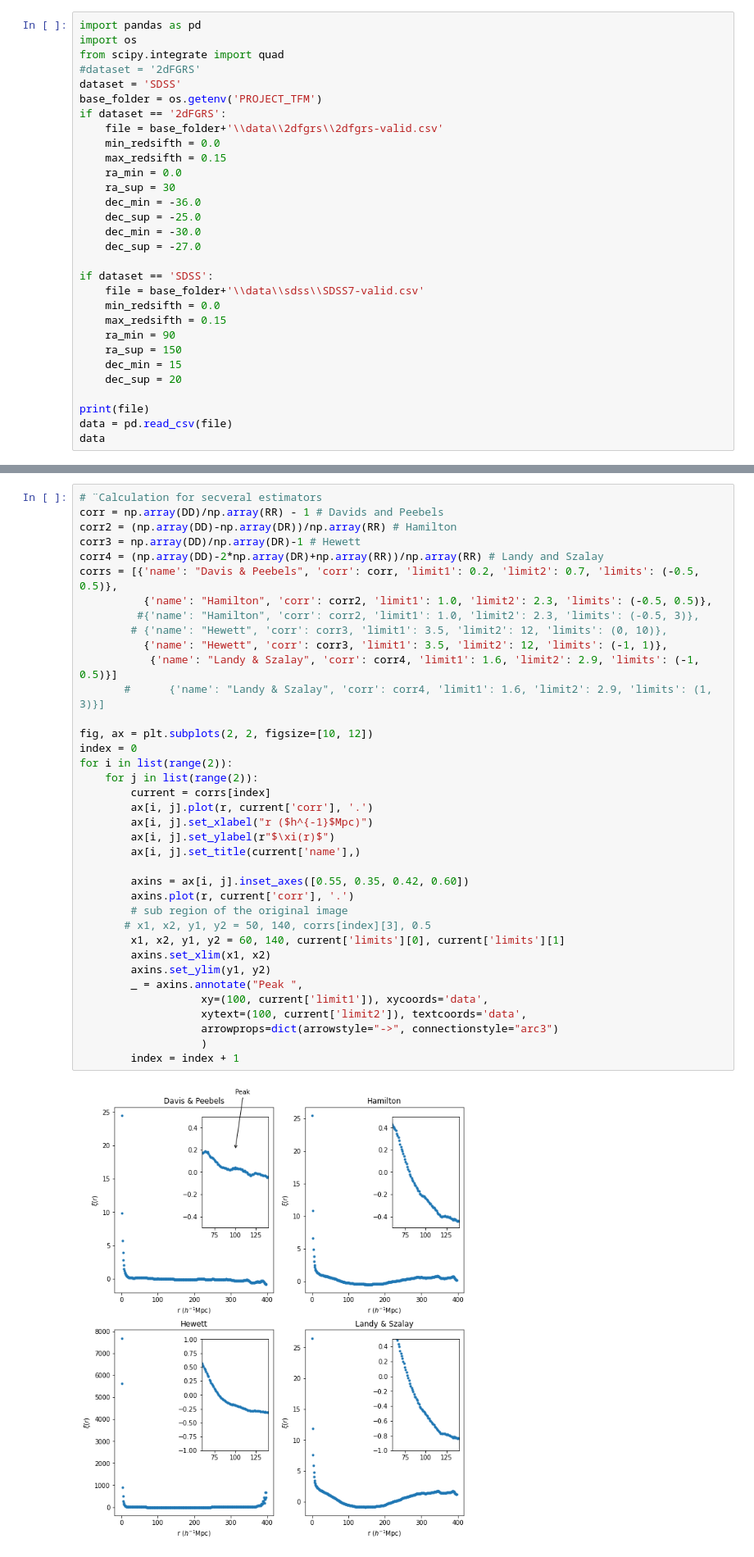
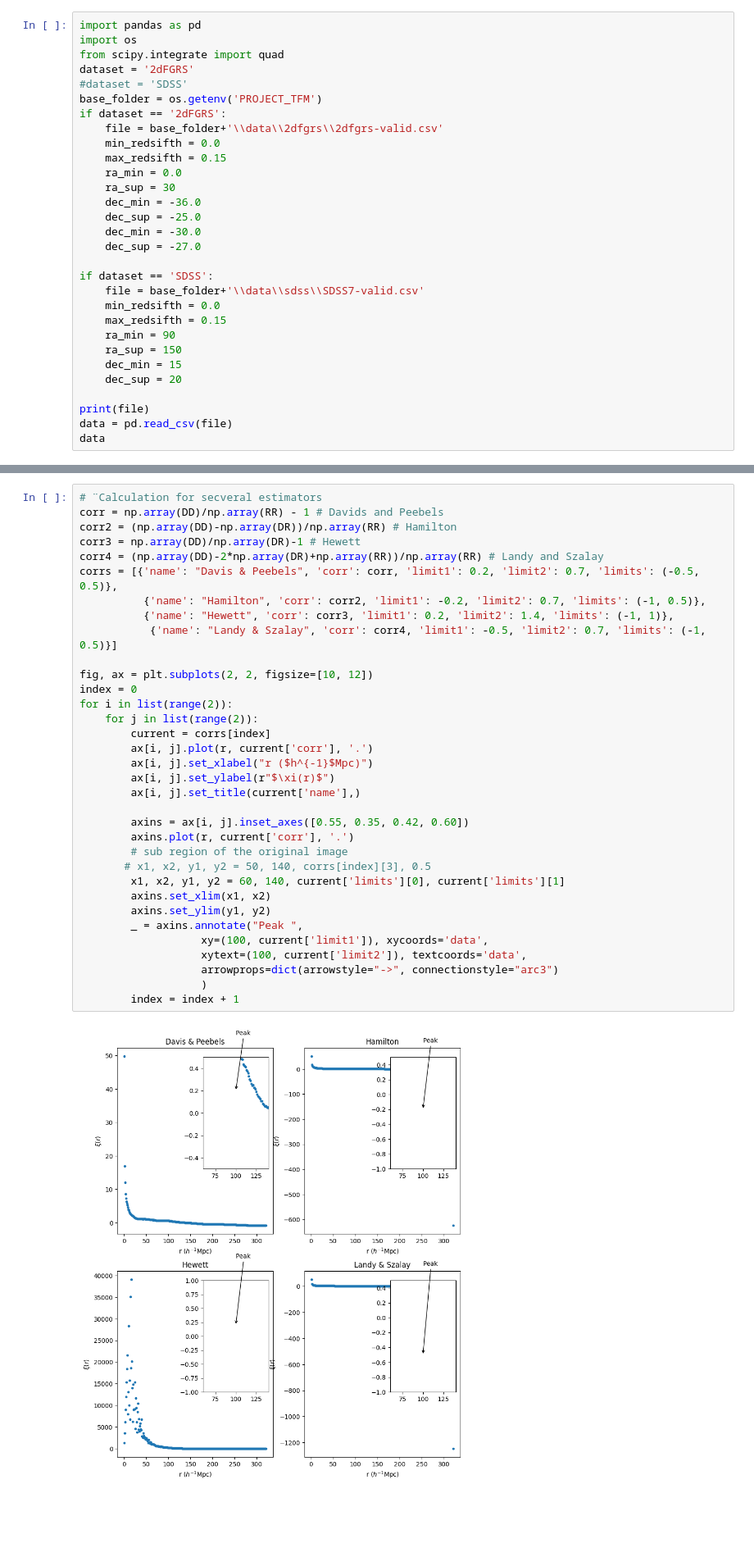
Before and after one commit to carlostp12/tfm, a Jupyter notebook: python/notebook/notebook-2df.ipynb, the cells around one changed output, grey strips where cells are left out. Shown at 82% size. Cells and saved outputs as stored; diff of their text form; blank space fills up the shorter version.

Commit message:
python: import datasets as notebooks

```diff
--- a/python/notebook/notebook-2df.ipynb
+++ b/python/notebook/notebook-2df.ipynb
@@ -12,8 +12,8 @@ Caso de ejemplo: Análisis de la estructura a gran escala del Universo
 import pandas as pd
 import os
 from scipy.integrate import quad
-#dataset = '2dFGRS'
-dataset = 'SDSS'
+dataset = '2dFGRS'
+#dataset = 'SDSS'
 base_folder = os.getenv('PROJECT_TFM')
 if dataset == '2dFGRS':
     file = base_folder+'\\data\\2dfgrs\\2dfgrs-valid.csv'
@@ -364,40 +330,37 @@ Wall time: 62.8 ms
 corr = np.array(DD)/np.array(RR) - 1 # Davids and Peebels
 corr2 = (np.array(DD)-np.array(DR))/np.array(RR) # Hamilton
 corr3 = np.array(DD)/np.array(DR)-1 # Hewett
 corr4 = (np.array(DD)-2*np.array(DR)+np.array(RR))/np.array(RR) # Landy and Szalay
 corrs = [{'name': "Davis & Peebels", 'corr': corr, 'limit1': 0.2, 'limit2': 0.7, 'limits': (-0.5, 0.5)},
-          {'name': "Hamilton", 'corr': corr2, 'limit1': 1.0, 'limit2': 2.3, 'limits': (-0.5, 0.5)},
-         #{'name': "Hamilton", 'corr': corr2, 'limit1': 1.0, 'limit2': 2.3, 'limits': (-0.5, 3)},
-        # {'name': "Hewett", 'corr': corr3, 'limit1': 3.5, 'limit2': 12, 'limits': (0, 10)},
-          {'name': "Hewett", 'corr': corr3, 'limit1': 3.5, 'limit2': 12, 'limits': (-1, 1)},
-           {'name': "Landy & Szalay", 'corr': corr4, 'limit1': 1.6, 'limit2': 2.9, 'limits': (-1, 0.5)}]
-       #      {'name': "Landy & Szalay", 'corr': corr4, 'limit1': 1.6, 'limit2': 2.9, 'limits': (1, 3)}]
+          {'name': "Hamilton", 'corr': corr2, 'limit1': -0.2, 'limit2': 0.7, 'limits': (-1, 0.5)},
+          {'name': "Hewett", 'corr': corr3, 'limit1': 0.2, 'limit2': 1.4, 'limits': (-1, 1)},
+           {'name': "Landy & Szalay", 'corr': corr4, 'limit1': -0.5, 'limit2': 0.7, 'limits': (-1, 0.5)}]
 
 fig, ax = plt.subplots(2, 2, figsize=[10, 12])
 index = 0
 for i in list(range(2)):
     for j in list(range(2)):
         current = corrs[index]
         ax[i, j].plot(r, current['corr'], '.')
         ax[i, j].set_xlabel("r ($h^{-1}$Mpc)")
         ax[i, j].set_ylabel(r"$\xi(r)$")
         ax[i, j].set_title(current['name'],)
 
         axins = ax[i, j].inset_axes([0.55, 0.35, 0.42, 0.60])
         axins.plot(r, current['corr'], '.')
         # sub region of the original image
        # x1, x2, y1, y2 = 50, 140, corrs[index][3], 0.5
         x1, x2, y1, y2 = 60, 140, current['limits'][0], current['limits'][1]
         axins.set_xlim(x1, x2)
         axins.set_ylim(y1, y2)
         _ = axins.annotate("Peak ",
                    xy=(100, current['limit1']), xycoords='data',
                    xytext=(100, current['limit2']), textcoords='data',
                    arrowprops=dict(arrowstyle="->", connectionstyle="arc3")
                    )
         index = index + 1
 # %% [output]
-[figure, old version]
+[figure, new version]
 # %% [markdown]
 These peaks close to the 100 $h^{-1}$Mpc (1$h^{-1}$Mpc = 0.7Mpc ) are explained by the cosmological model.
 Globally speaking, the probability to find galaxies diminsh with the distance, this is expected, but around 100 $h^{-1}$Mpc density grows again until a certain point, producing the peaks of density.
```
Also changed, not shown: parts of 9 cells of this notebook.
